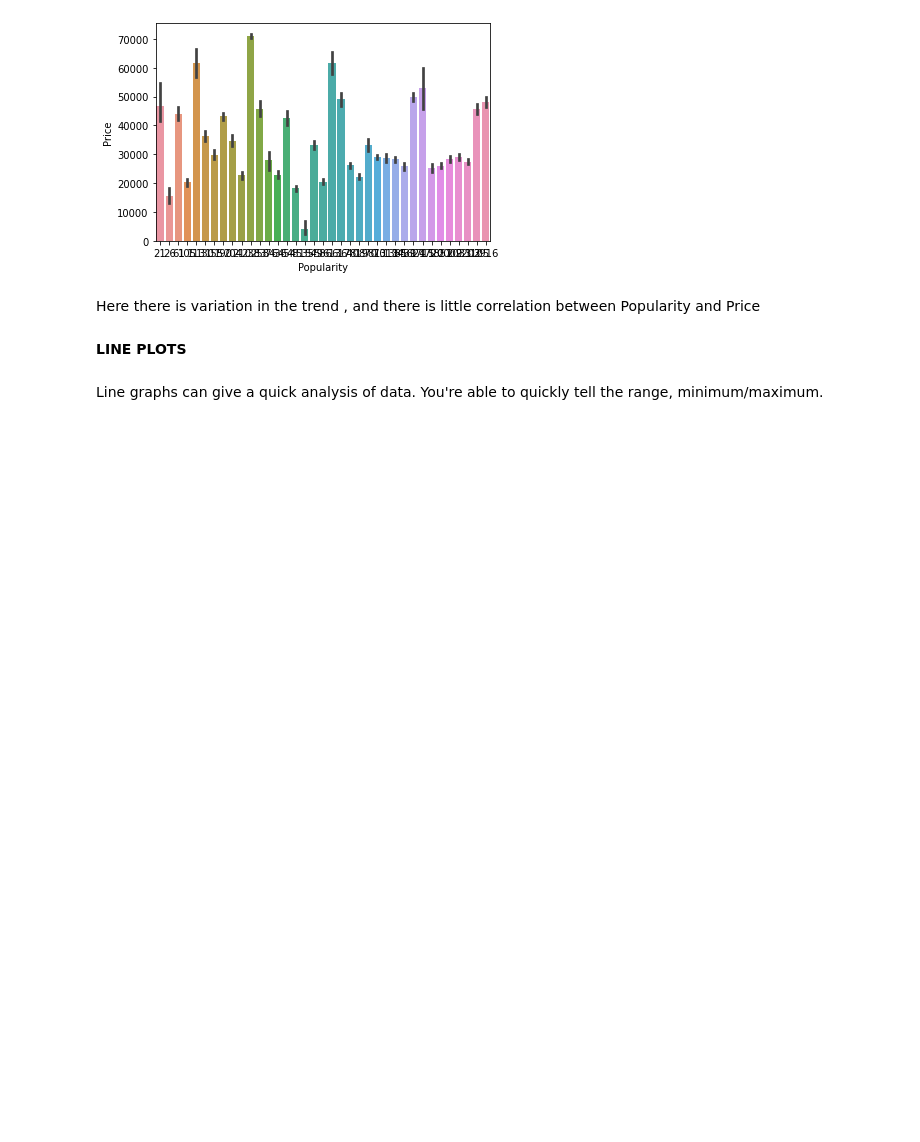
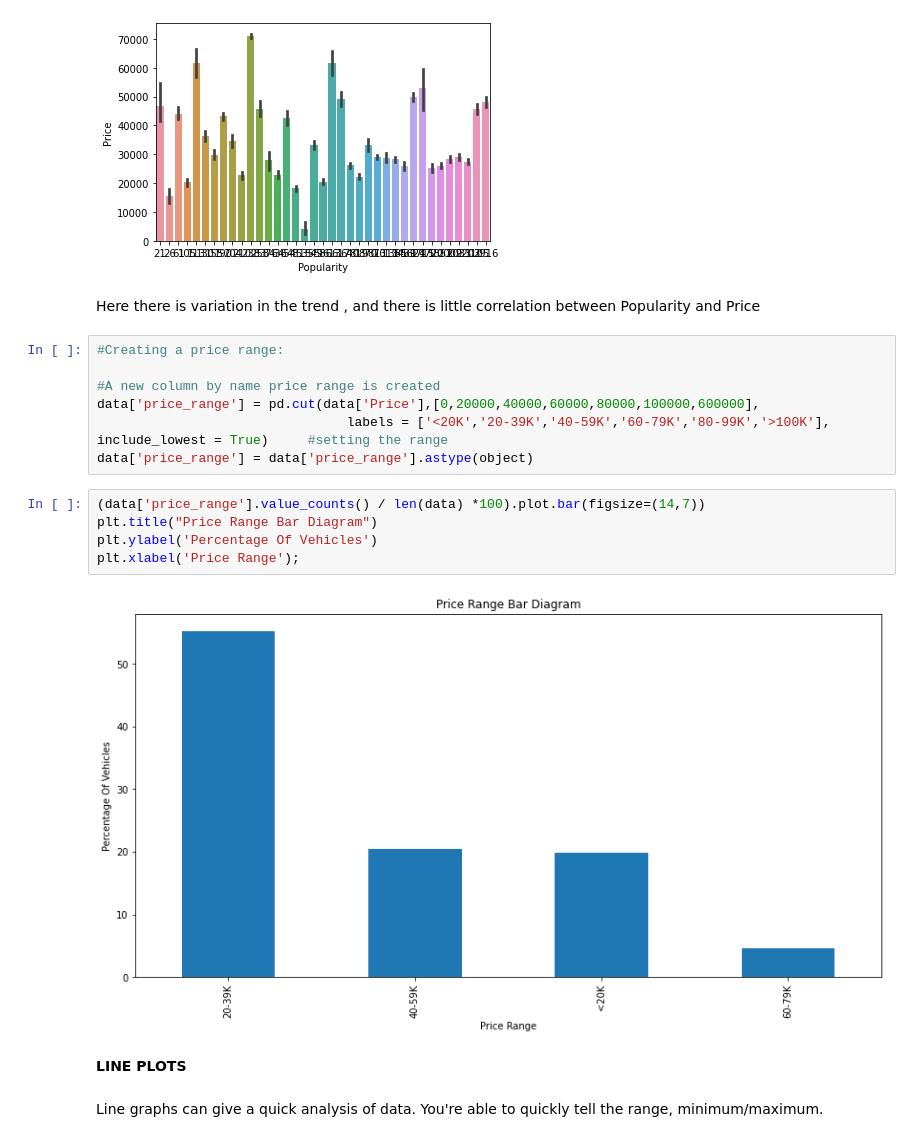
Before and after one commit to pranav-2410/Exploratory-data-analysis-of-car-features, a Jupyter notebook: Project_ML.ipynb, the cells around one changed output. Drawn from its saved outputs; the diff is of its cells as text; blank space fills up the shorter version.

```diff
--- a/Project_ML.ipynb
+++ b/Project_ML.ipynb
@@ -463,6 +465,20 @@ sns.barplot(data['Popularity'], data['Price'])
 [figure]
 # %% [markdown]
 Here there is variation in the trend , and there is little correlation between Popularity and Price
+# %%
+#Creating a price range:
+
+#A new column by name price range is created
+data['price_range'] = pd.cut(data['Price'],[0,20000,40000,60000,80000,100000,600000],
+                                labels = ['<20K','20-39K','40-59K','60-79K','80-99K','>100K'], include_lowest = True)     #setting the range
+data['price_range'] = data['price_range'].astype(object)
+# %%
+(data['price_range'].value_counts() / len(data) *100).plot.bar(figsize=(14,7))
+plt.title("Price Range Bar Diagram")
+plt.ylabel('Percentage Of Vehicles')
+plt.xlabel('Price Range');
+# %% [output]
+[figure, added]
 # %% [markdown]
 **LINE PLOTS**
 # %% [markdown]
```
Also changed, not shown: parts of 11 cells of this notebook.
